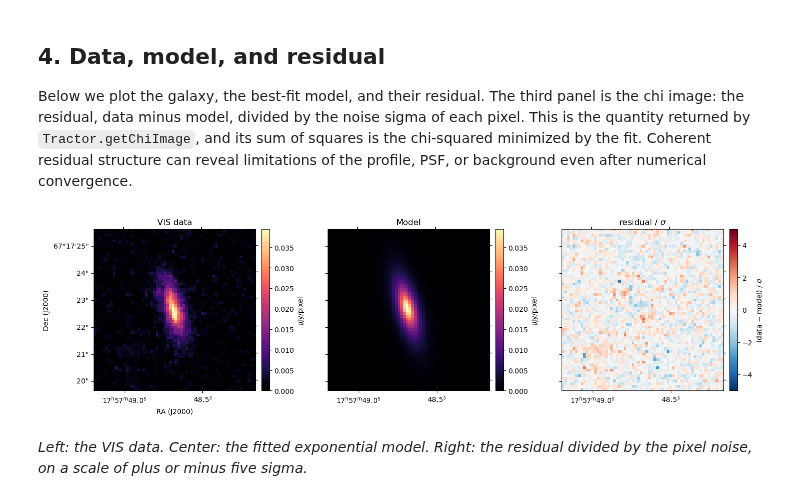
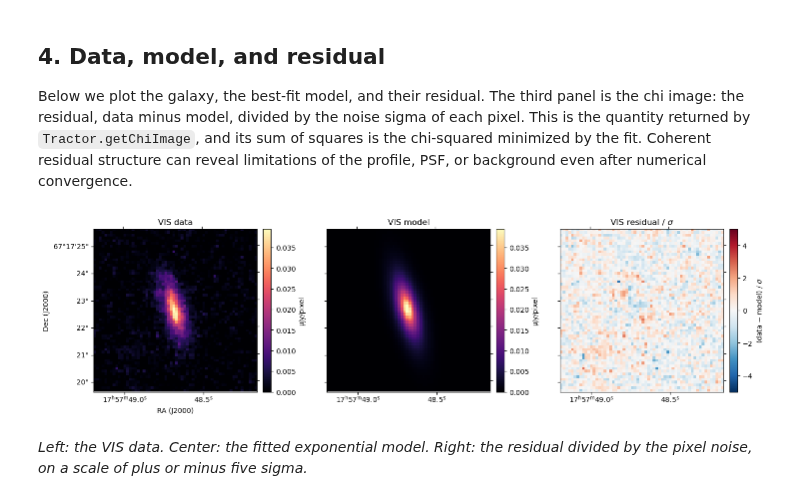
Before and after one commit to Caltech-IPAC/euclid-forced-photometry, a Jupyter notebook: notebooks/00_how_tractor_works.ipynb, the cells around one changed output. Saved outputs shown, nothing was run; the diff lists cells and outputs as text; code cells hidden in the pictures.

```diff
--- a/notebooks/00_how_tractor_works.ipynb
+++ b/notebooks/00_how_tractor_works.ipynb
@@ -127,31 +130,31 @@ numerical convergence.
 # %%
 model = tractor.getModelImage(0)
 chi = (data - model) * np.sqrt(invvar)
 UJY = ep.viz.ujy_per_unit(vis)  # microJansky per image unit, from MAGZERO
 
 vmax = 0.85 * data.max() * UJY
 panels = [(data * UJY, "VIS data", "µJy/pixel", dict(cmap="magma", vmin=0, vmax=vmax)),
-          (model * UJY, "Model", "µJy/pixel", dict(cmap="magma", vmin=0, vmax=vmax)),
-          (chi, r"residual / $\sigma$", r"(data $-$ model) / $\sigma$", dict(cmap="RdBu_r", vmin=-5, vmax=5))]
+          (model * UJY, "VIS model", "µJy/pixel", dict(cmap="magma", vmin=0, vmax=vmax)),
+          (chi, r"VIS residual / $\sigma$", r"(data $-$ model) / $\sigma$", dict(cmap="RdBu_r", vmin=-5, vmax=5))]
 
 fig = plt.figure(figsize=(15, 4.2))
 for k, (img, title, unit, kw) in enumerate(panels):
     ax = fig.add_subplot(1, 3, k + 1, projection=vis.wcs)
     im = ax.imshow(img, origin="lower", **kw)
     fig.colorbar(im, ax=ax, fraction=0.046, pad=0.03, label=unit)
     ax.set_title(title)
     ax.coords[0].set_ticks(number=3)
     if k == 0:
         ax.set_xlabel("RA (J2000)")
         ax.set_ylabel("Dec (J2000)")
     else:
         ax.coords[0].set_axislabel("")
         ax.coords[1].set_axislabel("")
         ax.coords[1].set_ticklabel_visible(False)
 plt.tight_layout()
 plt.show()
 # %% [output]
-[figure, old version]
+[figure, new version]
 # %% [markdown]
 *Left: the VIS data. Center: the fitted exponential model. Right: the residual divided by the
 pixel noise, on a scale of plus or minus five sigma.*
```
Also changed, not shown: parts of 11 cells of this notebook, 8 other files.
